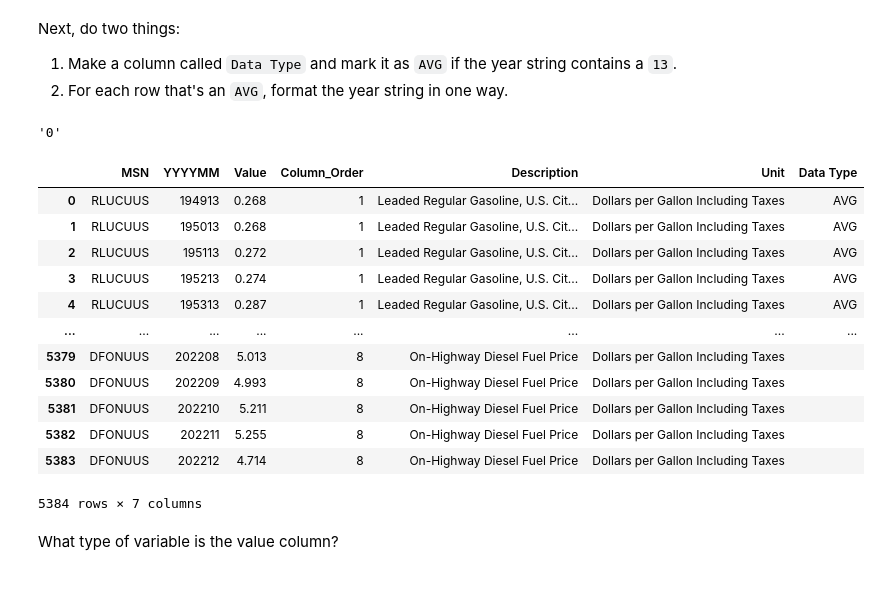
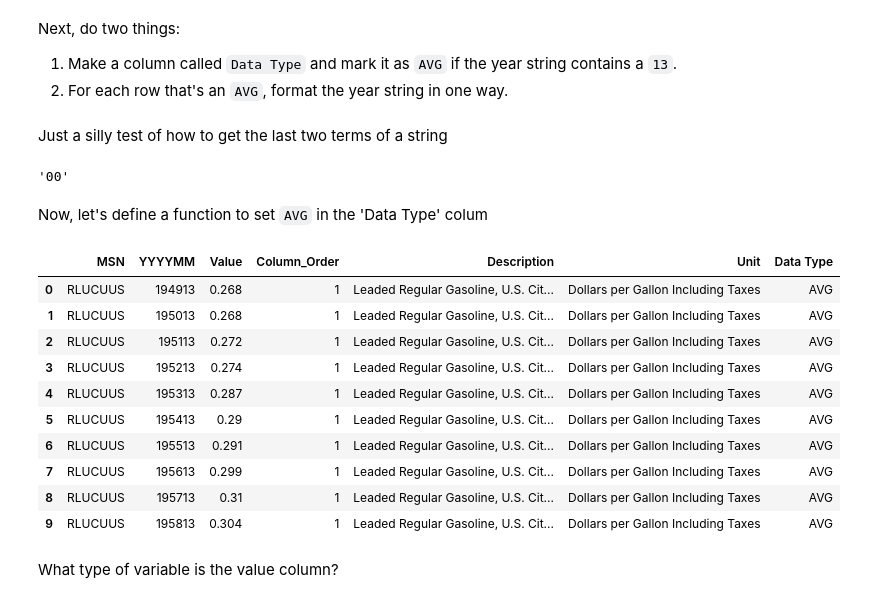
Before and after one commit to dalexa10/Python_Data_Science, a Jupyter notebook: collecting-organizing-analyzing-basics/collecting-organizing-analyzing-data.ipynb, the cells around one changed output. Saved outputs shown, nothing was run; the diff lists cells and outputs as text; code cells hidden in the pictures.

```diff
--- a/collecting-organizing-analyzing-basics/collecting-organizing-analyzing-data.ipynb
+++ b/collecting-organizing-analyzing-basics/collecting-organizing-analyzing-data.ipynb
@@ -584,36 +584,38 @@ Next, do two things:
 
 1. Make a column called `Data Type` and mark it as `AVG` if the year string contains a `13`.
 2. For each row that's an `AVG`, format the year string in one way.
+# %% [markdown]
+Just a silly test of how to get the last two terms of a string
 # %%
 x = str(1000)
-x[-2]
+x[-2:]
 # %% [output]
-'0'
+'00'
+# %% [markdown]
+Now, let's define a function to set `AVG` in the 'Data Type' colum
 # %%
 def marker_avg(x):
   if str(x)[-2:] == '13':
     return 'AVG'
   else:
     return ''
 
 
 pricedf['Data Type'] = pricedf['YYYYMM'].apply(marker_avg)
 
-pricedf
+pricedf.head(10)
 # %% [output]
 |  | MSN | YYYYMM | Value | Column_Order | Description | Unit | Data Type |
 | 0 | RLUCUUS | 194913 | 0.268 | 1 | Leaded Regular Gasoline, U.S. Cit... | Dollars per Gallon Including Taxes | AVG |
 | 1 | RLUCUUS | 195013 | 0.268 | 1 | Leaded Regular Gasoline, U.S. Cit... | Dollars per Gallon Including Taxes | AVG |
 | 2 | RLUCUUS | 195113 | 0.272 | 1 | Leaded Regular Gasoline, U.S. Cit... | Dollars per Gallon Including Taxes | AVG |
 | 3 | RLUCUUS | 195213 | 0.274 | 1 | Leaded Regular Gasoline, U.S. Cit... | Dollars per Gallon Including Taxes | AVG |
 | 4 | RLUCUUS | 195313 | 0.287 | 1 | Leaded Regular Gasoline, U.S. Cit... | Dollars per Gallon Including Taxes | AVG |
-| ... | ... | ... | ... | ... | ... | ... | ... |
-| 5379 | DFONUUS | 202208 | 5.013 | 8 | On-Highway Diesel Fuel Price | Dollars per Gallon Including Taxes |  |
-| 5380 | DFONUUS | 202209 | 4.993 | 8 | On-Highway Diesel Fuel Price | Dollars per Gallon Including Taxes |  |
-| 5381 | DFONUUS | 202210 | 5.211 | 8 | On-Highway Diesel Fuel Price | Dollars per Gallon Including Taxes |  |
-| 5382 | DFONUUS | 202211 | 5.255 | 8 | On-Highway Diesel Fuel Price | Dollars per Gallon Including Taxes |  |
-| 5383 | DFONUUS | 202212 | 4.714 | 8 | On-Highway Diesel Fuel Price | Dollars per Gallon Including Taxes |  |
+| 5 | RLUCUUS | 195413 | 0.29 | 1 | Leaded Regular Gasoline, U.S. Cit... | Dollars per Gallon Including Taxes | AVG |
+| 6 | RLUCUUS | 195513 | 0.291 | 1 | Leaded Regular Gasoline, U.S. Cit... | Dollars per Gallon Including Taxes | AVG |
+| 7 | RLUCUUS | 195613 | 0.299 | 1 | Leaded Regular Gasoline, U.S. Cit... | Dollars per Gallon Including Taxes | AVG |
+| 8 | RLUCUUS | 195713 | 0.31 | 1 | Leaded Regular Gasoline, U.S. Cit... | Dollars per Gallon Including Taxes | AVG |
+| 9 | RLUCUUS | 195813 | 0.304 | 1 | Leaded Regular Gasoline, U.S. Cit... | Dollars per Gallon Including Taxes | AVG |
-5384 rows × 7 columns
 # %% [markdown]
 What type of variable is the value column?
 # %%
```
Also changed, not shown: parts of 31 cells of this notebook.
